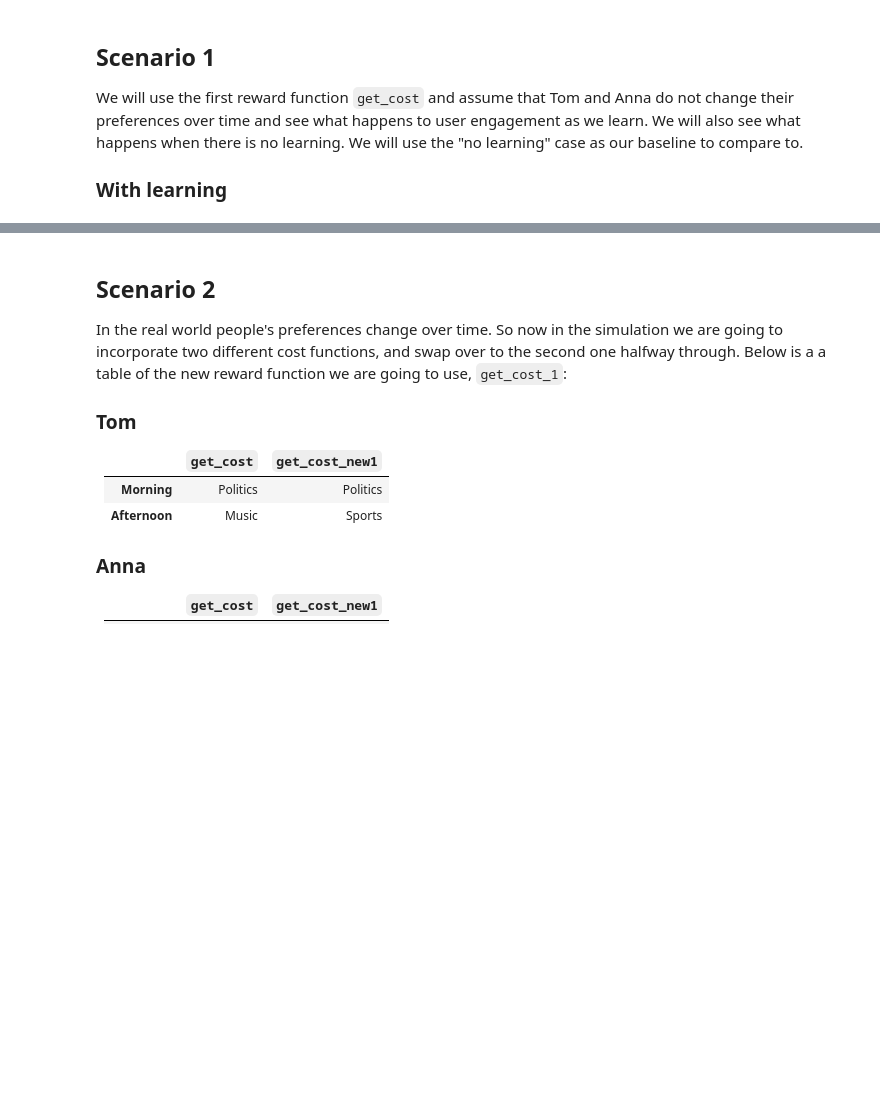
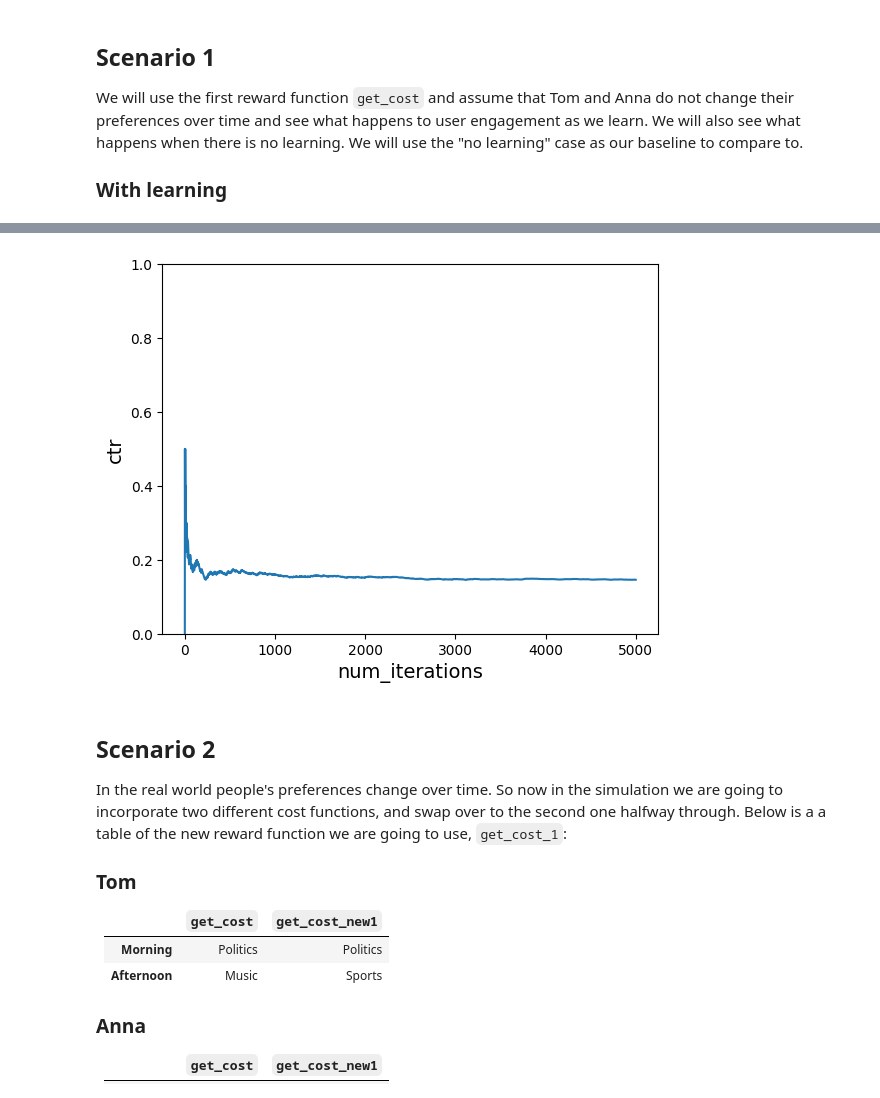
Before and after one commit to Sciform/sciform-hwz-rl-and-qml, a Jupyter notebook: RL_CaseStudyRL1.2_NewsPersonalizationWithContextualBandits.ipynb, the cells around one changed output, grey strips where cells are left out. Drawn from its saved outputs; the diff is of its cells as text; code cells hidden in the pictures; blank space fills up the shorter version.

```diff
--- a/RL_CaseStudyRL1.2_NewsPersonalizationWithContextualBandits.ipynb
+++ b/RL_CaseStudyRL1.2_NewsPersonalizationWithContextualBandits.ipynb
@@ -244,13 +296,15 @@ Let's do the same thing again (with `-q`) but with do_learn set to False to show
 # %%
 # Instantiate learner in VW
-vw = vowpalwabbit.Workspace("--cb_explore_adf -q UA --quiet --epsilon 0.2")
+workspace = vw.Workspace(["--cb_explore_adf", "--interactions=UA", "--epsilon=0.2"])
 
 num_iterations = 5000
 ctr = run_simulation(
-    vw, num_iterations, users, times_of_day, actions, get_cost, do_learn=False
+    workspace, num_iterations, users, times_of_day, actions, get_cost, do_learn=False
 )
 
 plot_ctr(num_iterations, ctr)
+# %% [output]
+[figure, added]
 # %% [markdown]
 ## Scenario 2
 
```
Also changed, not shown: parts of 26 cells of this notebook, 1 other file.
